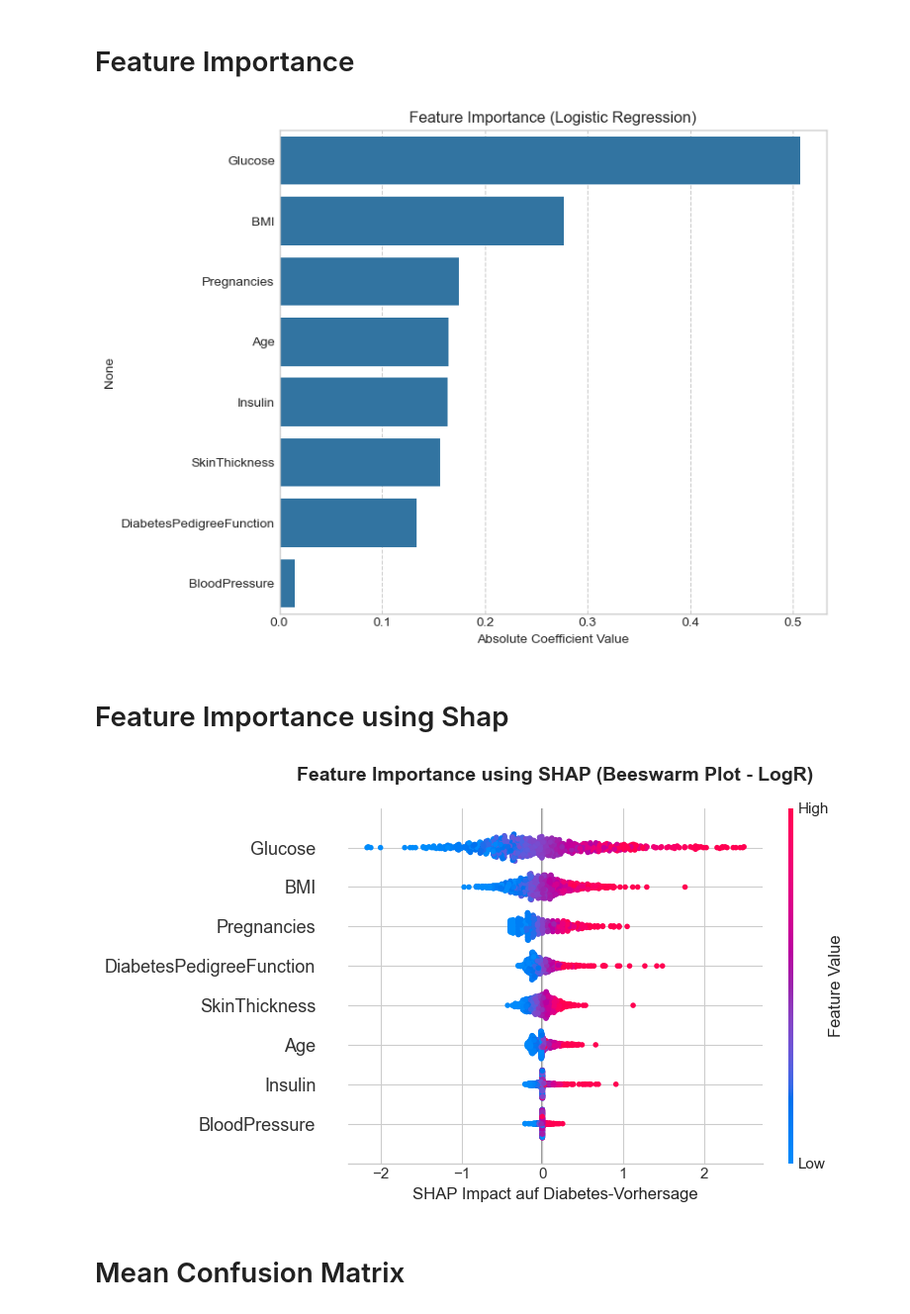
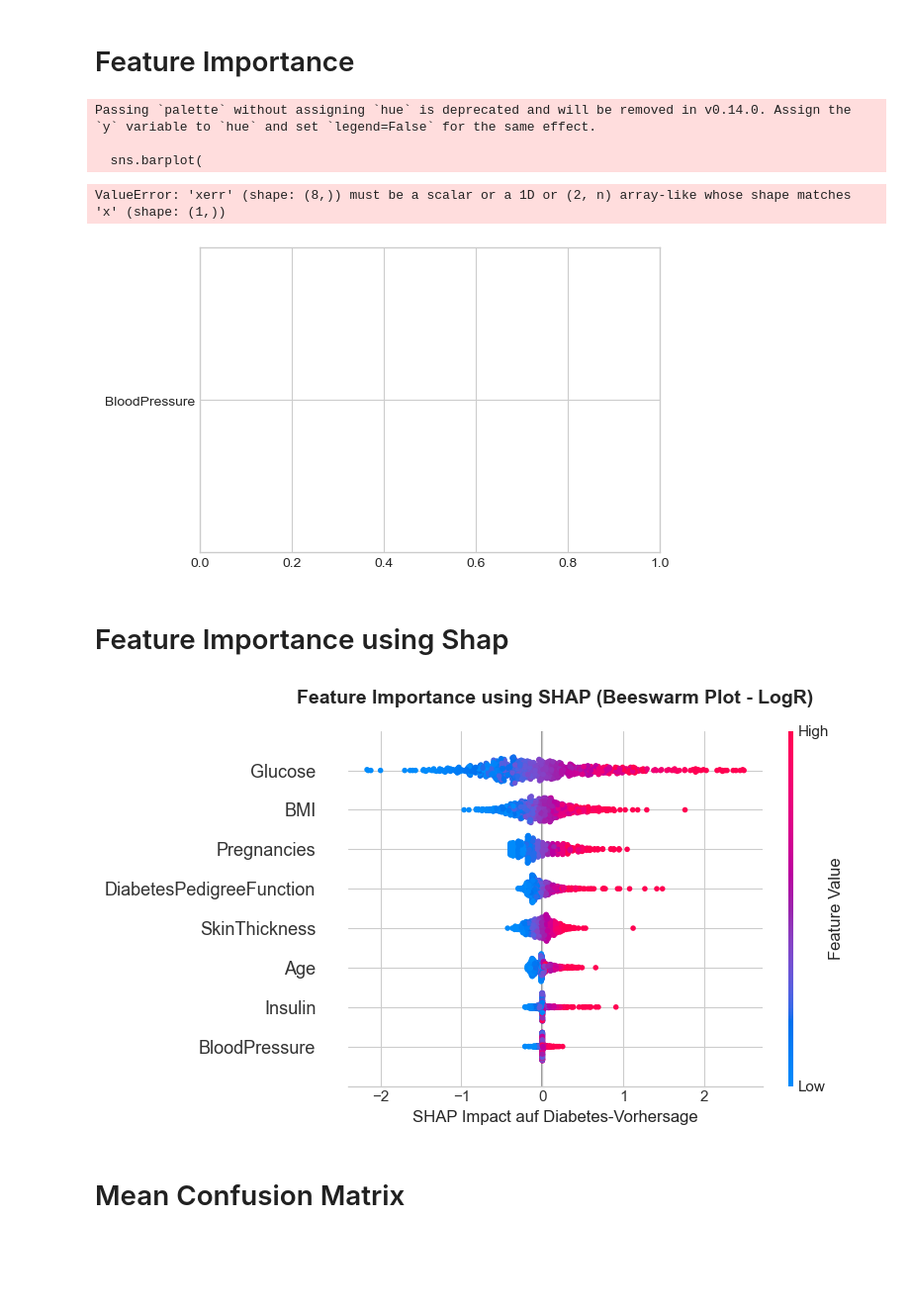
Before and after one commit to mettlrob/FoDS-Diabetes-Diagnosis, a Jupyter notebook: ML_Models/log_reg/log_reg.ipynb, the cells around one changed output. Shown at 99% size. Drawn from its saved outputs; the diff is of its cells as text; code cells hidden in the pictures; blank space fills up the shorter version.

Commit message:
Shap und Feature Improtance Code addons

```diff
--- a/ML_Models/log_reg/log_reg.ipynb
+++ b/ML_Models/log_reg/log_reg.ipynb
@@ -91,6 +91,10 @@ conf_matrices = []
 all_shap_vals = []
 all_X_tests  = []
 
+# Normal Feature Importance
+coefs_m = []
+all_X_trains = []
+
 # Metriken für PR-Kurve
 mean_recall = np.linspace(0, 1, 200)
 tprs_interp = []      # hier speichern wir für jeden Fold die Precision interpoliert auf mean_recall
@@ -175,7 +179,7 @@ for fold, (train_idx, test_idx) in enumerate(outer_cv.split(X, y), 1):
     explainer = shap.LinearExplainer(best_model, X_train, feature_perturbation="interventional")
 
     # SHAP-Werte berechnen und Speichern für jeden Fold
-    shap_values = explainer.shap_values(X_test)[1]
+    shap_values = explainer.shap_values(X_test)
     all_shap_vals.append(shap_values)
     all_X_tests.append(X_test)
 
@@ -183,11 +187,19 @@ for fold, (train_idx, test_idx) in enumerate(outer_cv.split(X, y), 1):
 
     """Feature Importance"""
     # Koeffizienten aus dem Modell ziehen (für LogReg)
-    coefs = best_model.coef_[0]
+    #coefs = best_model.coef_[0]
+
+    # Koeffizienten aus allen Folds speichern
+    #coefs_m.append(coefs)
+    #all_X_trains.append(X_train)
+
+    # Feature-Importances speichern (absolute Koeffizienten)
+    coefs = np.abs(best_model.coef_[0])
+    coefs_m.append(coefs)
 
     # In eine Pandas Series umwandeln und sortieren
-    feat_imp = pd.Series(coefs, index=X_train.columns)
-    feat_imp_abs = feat_imp.abs().sort_values(ascending=False)  # Absolut Values
+    #feat_imp = pd.Series(coefs, index=X_train.columns)
+    #feat_imp_abs = feat_imp.abs().sort_values(ascending=False)  # Absolut Values
     #feat_imp = feat_imp.sort_values(ascending=False)            # Keine Absolute Values
 
 
@@ -311,30 +323,79 @@ plt.savefig('../../output/Log_R_output/ROC_kurven_LogR.png')
 # %%
 """# Koeffizienten aus dem Modell ziehen (für LogReg)
 coefs = best_model.coef_[0]
 
 # In eine Pandas Series umwandeln und sortieren
 feat_imp = pd.Series(coefs, index=X_train.columns)
 feat_imp_abs = feat_imp.abs().sort_values(ascending=False)  # Absolut Values
 #feat_imp = feat_imp.sort_values(ascending=False)            # Keine Absolute Values"""
 
 
 """#Gib die Feature Importance in Absteigender Reihenfolge zurück
 #print(feat_imp)            # Nicht Abolut Values
 print("")
 print("Absolute Values:")
 print("")
 print(feat_imp_abs)         # Absolute Values
 """
 
+
+#feat_imp = pd.Series(np.mean(coefs_m, axis=0), index=all_X_trains.column)
+#feat_imp_abs = feat_imp.abs().sort_values(ascending=False)  # Absolut Values
+#feat_imp = feat_imp.sort_values(ascending=False)            # Keine Absolute Values
+
+imp_arr  = np.vstack(coefs_m)            # shape (n_folds, n_features)
+imp_mean = imp_arr.mean(axis=0)              # mean importance per feature
+imp_std  = imp_arr.std(axis=0)               # std dev per featur
+
+
+df_imp = pd.DataFrame({
+    "feature":   X.columns,
+    "importance": imp_mean,
+    "std":        imp_std
+}).sort_values("importance", ascending=True)
+
+
+"""
 plt.figure(figsize=(8, 6))
-sns.barplot(x=feat_imp_abs.values, y=feat_imp_abs.index, orient='h')
+sns.barplot(data=df_imp, x= orient='h')
 plt.xlabel('Absolute Coefficient Value')
 plt.title('Feature Importance (Logistic Regression)')
 plt.grid(axis='x', linestyle='--', alpha=1)
 plt.tight_layout()
 plt.show()
+"""
+
+# Barplot mit Fehlerbalken
+plt.figure(figsize=(6, 4))
+sns.barplot(
+    data=df_imp,
+    x="importance",
+    y="feature",
+    palette="viridis",
+    xerr=df_imp["std"],   # Seaborn ≥0.12 unterstützt yerr/xerr
+    capsize=0.2
+)
+plt.xlabel("Mean |Coefficient| ± 1 StdDev")
+plt.title("Feature Importance der LogReg\nüber 5 Outer-Folds")
+plt.tight_layout()
+plt.show()
+
+
+"""
+plt.figure(figsize=(8, 6))
+sns.barplot(x=feat_imp.values, y=feat_imp.index, orient='h')
+plt.xlabel('Coefficient Value')
+plt.title('Feature Importance (Logistic Regression)')
+plt.grid(axis='x', linestyle='--', alpha=1)
+plt.tight_layout()
+plt.show()
+"""
 # %% [output]
+Passing `palette` without assigning `hue` is deprecated and will be removed in v0.14.0. Assign the `y` variable to `hue` and set `legend=False` for the same effect.
+
+  sns.barplot(
+ValueError: 'xerr' (shape: (8,)) must be a scalar or a 1D or (2, n) array-like whose shape matches 'x' (shape: (1,))
-[figure, old version]
+[figure, new version]
 # %% [markdown]
 # Feature Importance using Shap
 # %%
@@ -349,7 +410,7 @@ plt.style.use('seaborn-v0_8-whitegrid')
 
 
 # Beeswarm-Plot
-plt.figure(figsize=(8,6))
+plt.figure(figsize=(10,8))
 shap.summary_plot(
     shap_matrix,           # SHAP-Werte für positive Klasse
     X_concat,              # DataFrame mit Feature-Spalten
@@ -369,7 +430,7 @@ plt.xlabel("SHAP Impact auf Diabetes-Vorhersage", fontsize=12)
 plt.tight_layout()  # Ränder anpassen
 plt.savefig('../../output/Log_R_output/Shap_feature_importance_LogR.png')
 # %% [output]
-[figure, old version]
+[figure, new version]
 # %% [markdown]
 # Mean Confusion Matrix
 # %%
```
Also changed, not shown: parts of 1 cell of this notebook, 1 other file.
